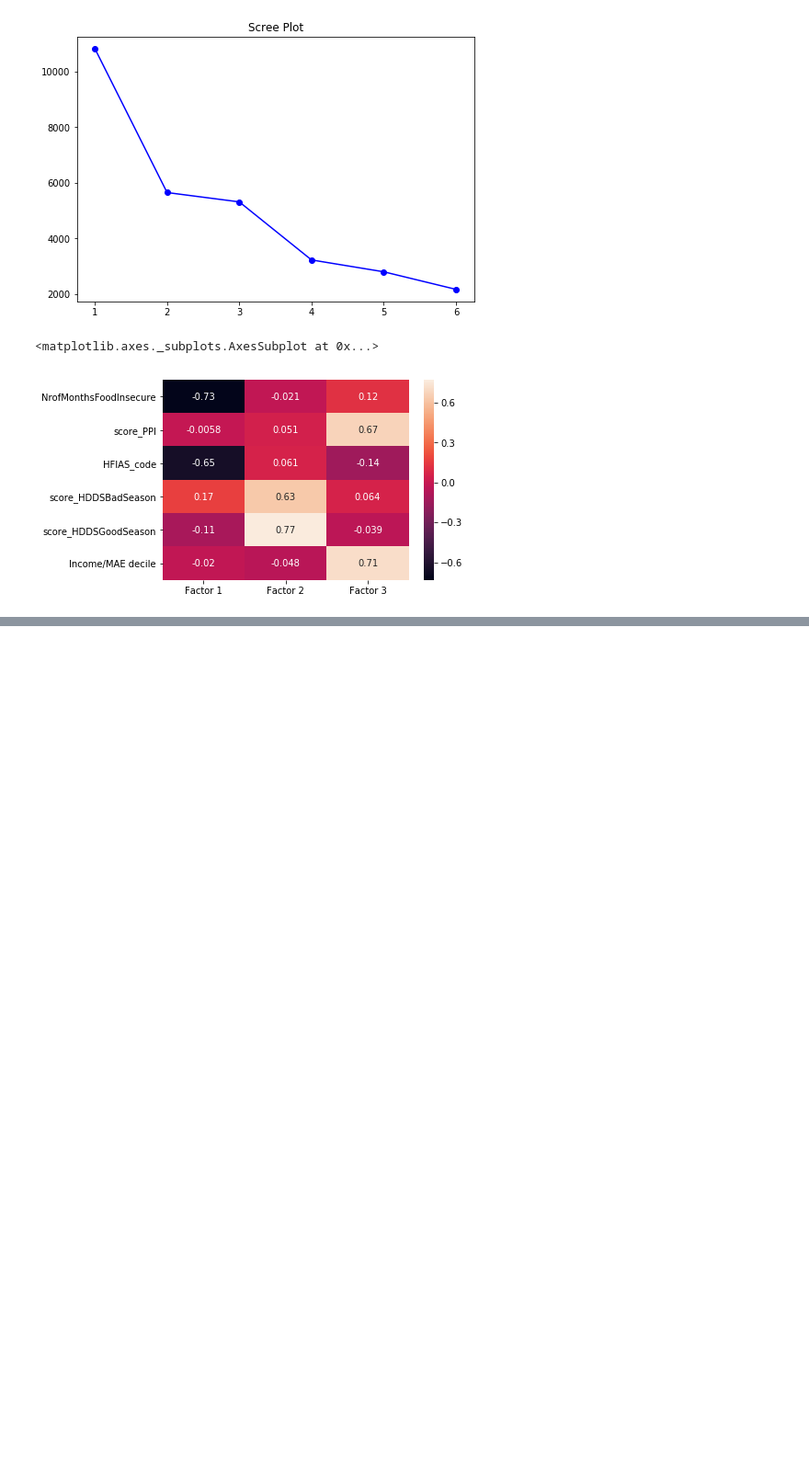
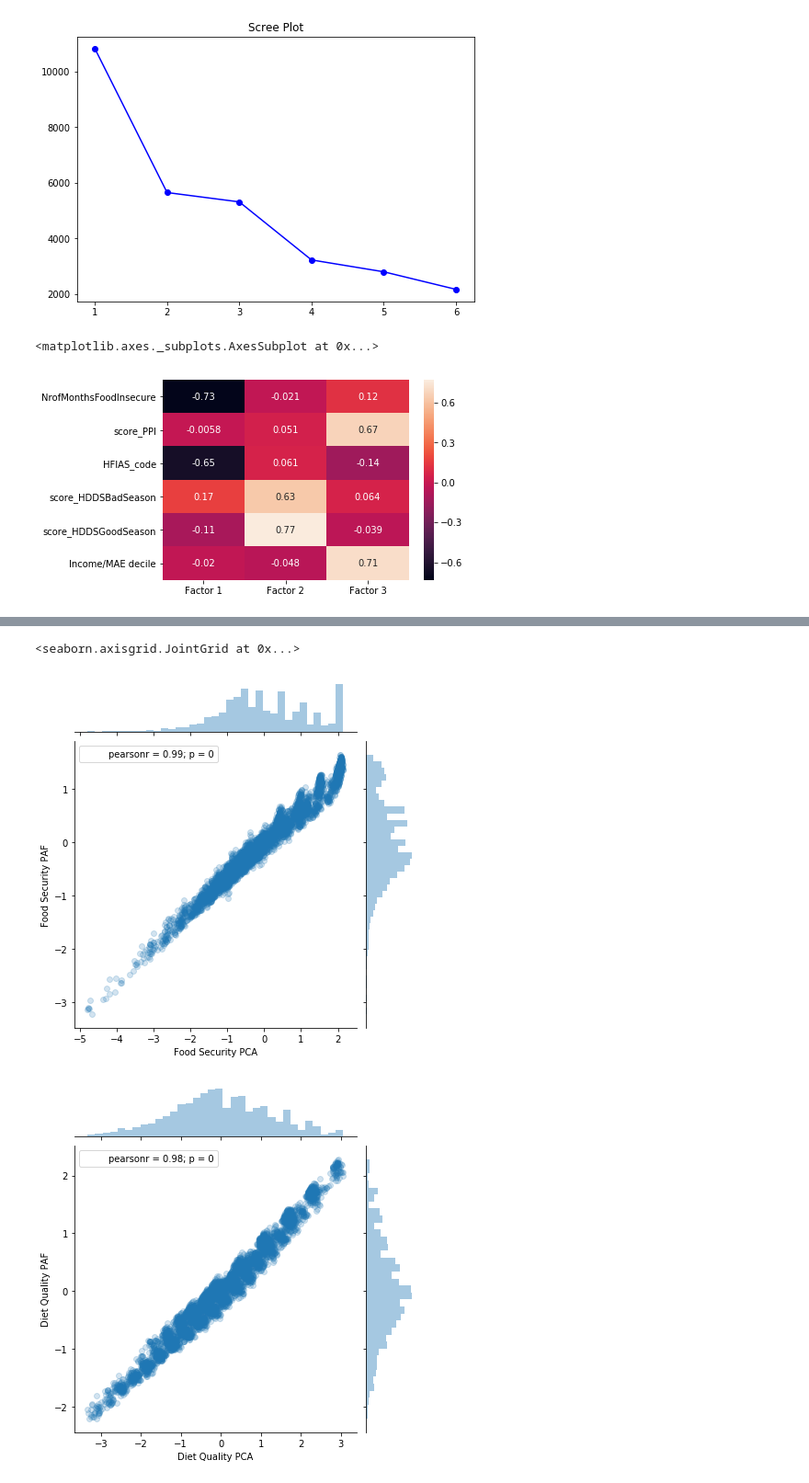
Before and after one commit to Clare3/Farming-competition-revisited-2, a Jupyter notebook: 3PCAonImputedValues.ipynb, the cells around one changed output, grey strips where cells are left out. Shown at 92% size. Cells and saved outputs as stored; diff of their text form; code cells hidden in the pictures; blank space fills up the shorter version.

```diff
--- a/3PCAonImputedValues.ipynb
+++ b/3PCAonImputedValues.ipynb
@@ -137,0 +277,20 @@ sns.heatmap(pca2loadings, annot=True)
+# %%
+# calculating the scores
+pca_scores = factor_scores(indicators_for_facs,pca2loadings, names=['Food Security PCA','Diet Quality PCA','Money PCA'])
+# %%
+paf_scores_array = scores_models[1].factor_scoring(method = 'regression')
+# %%
+paf_scores = pd.DataFrame(paf_scores_array, columns = ['Diet Quality PAF','Food Security PAF','Money PAF'])
+# %%
+scores = pd.concat([pca_scores, paf_scores], axis=1)
+# %%
+# see how they compare to each other
+
+sns.jointplot(x='Food Security PCA', y='Food Security PAF', data = scores, alpha = .2)
+sns.jointplot(x='Diet Quality PCA', y='Diet Quality PAF', data = scores, alpha = .2)
+sns.jointplot(x='Money PCA', y='Money PAF', data = scores, alpha = .2)
+# the factor scores are very very similar, unsurprisingly
+# %% [output]
+<seaborn.axisgrid.JointGrid at 0x...>
+[figure, added]
+[figure, added]
```
Also changed, not shown: parts of 59 cells of this notebook, 1 other file.
